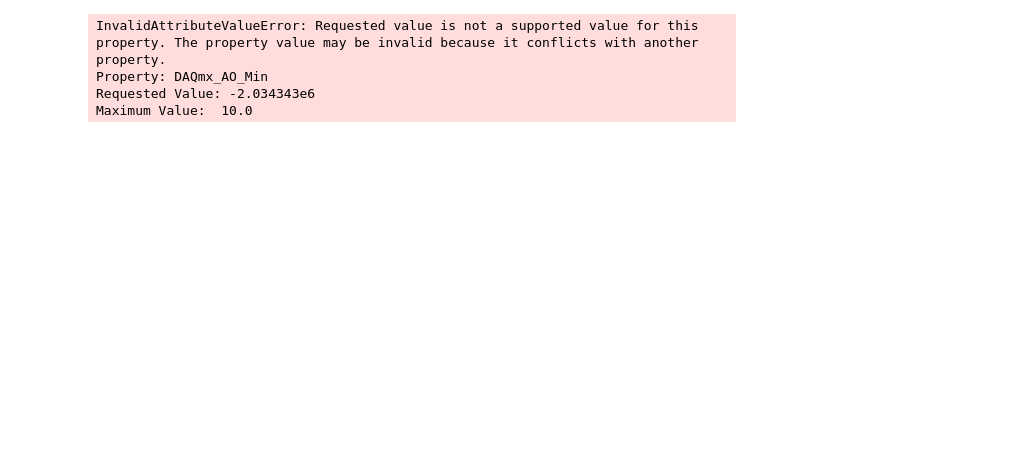
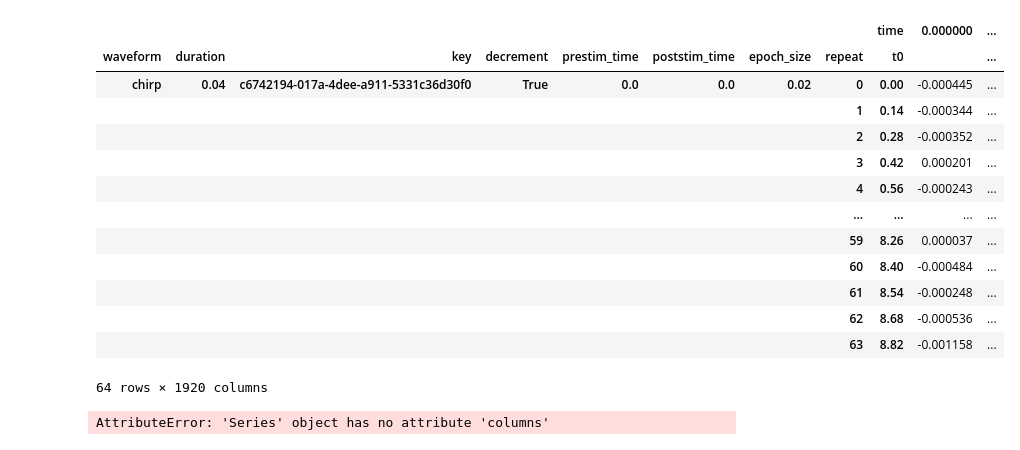
Before and after one commit to psiexperiment/psiexperiment, a Jupyter notebook: examples/notebooks/Tone and chirp calibration.ipynb, the cells around one changed output. Drawn from its saved outputs; the diff is of its cells as text; code cells hidden in the pictures; blank space fills up the shorter version.

Commit message:
Fix bugs in Tone calibration notebook

```diff
--- a/examples/notebooks/Tone and chirp calibration.ipynb
+++ b/examples/notebooks/Tone and chirp calibration.ipynb
@@ -35,0 +13,6 @@ c:\users\lbhb\projects\psi2\data\io\default\default.json
+# %%
+io_file = get_default_io()
+io_manifest = load_manifest_from_file(io_file, 'IOManifest')
+engine = io_manifest().find('ASIO')
+channels = engine.get_channels(active=False)
+display(channels)
@@ -36,3 +27,14 @@ c:\users\lbhb\projects\psi2\data\io\default\default.json
+# %%
+speaker_channel = engine.get_channel('speaker_1')
+
+mic_channel = engine.get_channel('microphone_1')
+mic_channel.gain = 0
+
+cal_mic_channel = engine.get_channel('measurement_microphone')
+cal_mic_channel.gain = 20
+cal_mic_channel.calibration = objects.measurement_microphone_manager \
+    .get_object('GRAS-40DP') \
+    .get_current_calibration().load()
 # %%
 fixed_gain_result = tone.tone_sens(
     frequencies=frequencies,
@@ -85,23 +51,3 @@ gains = calibration.get_gain(frequencies, 80)
-# %%
-variable_gain_result = tone.tone_spl(
-    frequencies=frequencies,
-    engine=audio_engine,
-    ao_channel_name='speaker_1',
-    ai_channel_names=['microphone_channel'],
-    gains=gains,
-    debug=True,
-    duration=0.1,
-    iti=0,
-    trim=0.01,
-    repetitions=2,
-)
-
-variable_gain_result['spl']
-# %% [output]
-InvalidAttributeValueError: Requested value is not a supported value for this property. The property value may be invalid because it conflicts with another property.
-Property: DAQmx_AO_Min
-Requested Value: -2.034343e6
-Maximum Value:  10.0
 # %%
 from psiaudio.stim import ChirpFactory
 
@@ -115,4 +61,11 @@ factory = ChirpFactory(fs=speaker_channel.fs,
 n = factory.n_samples_remaining()
 chirp_waveform = factory.next(n)
 
-result = util.acquire(audio_engine, chirp_waveform, 'speaker_1', ['microphone_channel'], repetitions=64, trim=0)
+result = acquire_waveforms(
+    engine,
+    'speaker_1', ['microphone_1'],
+    {'chirp': chirp_waveform},
+    epoch_size=n / speaker_channel.fs,
+    repetitions=64,
+    trim=0
+)
@@ -130,0 +81,24 @@ chirp_sens = signal_psd - chirp_spl_mean - db(20e-6)
+# %%
+result['microphone_1']
+# %% [output]
+|  |  |  |  |  |  |  |  | time | 0.000000 | ... |
+| waveform | duration | key | decrement | prestim_time | poststim_time | epoch_size | repeat | t0 |  | ... |
+| chirp | 0.04 | c6742194-017a-4dee-a911-5331c36d30f0 | True | 0.0 | 0.0 | 0.02 | 0 | 0.00 | -0.000445 | ... |
+|  |  |  |  |  |  |  | 1 | 0.14 | -0.000344 | ... |
+|  |  |  |  |  |  |  | 2 | 0.28 | -0.000352 | ... |
+|  |  |  |  |  |  |  | 3 | 0.42 | 0.000201 | ... |
+|  |  |  |  |  |  |  | 4 | 0.56 | -0.000243 | ... |
+|  |  |  |  |  |  |  | ... | ... | ... | ... |
+|  |  |  |  |  |  |  | 59 | 8.26 | 0.000037 | ... |
+|  |  |  |  |  |  |  | 60 | 8.40 | -0.000484 | ... |
+|  |  |  |  |  |  |  | 61 | 8.54 | -0.000248 | ... |
+|  |  |  |  |  |  |  | 62 | 8.68 | -0.000536 | ... |
+|  |  |  |  |  |  |  | 63 | 8.82 | -0.001158 | ... |
+64 rows × 1920 columns
+# %%
+freq = chirp_psd.columns.values
+chirp_spl = mic_channel.calibration.get_spl(freq, chirp_psd)
+chirp_spl_mean = chirp_spl.mean(axis=0)
+chirp_sens = signal_psd - chirp_spl_mean - db(20e-6)
+# %% [output]
+AttributeError: 'Series' object has no attribute 'columns'
```
Also changed, not shown: parts of 11 cells of this notebook, 1 other file.
